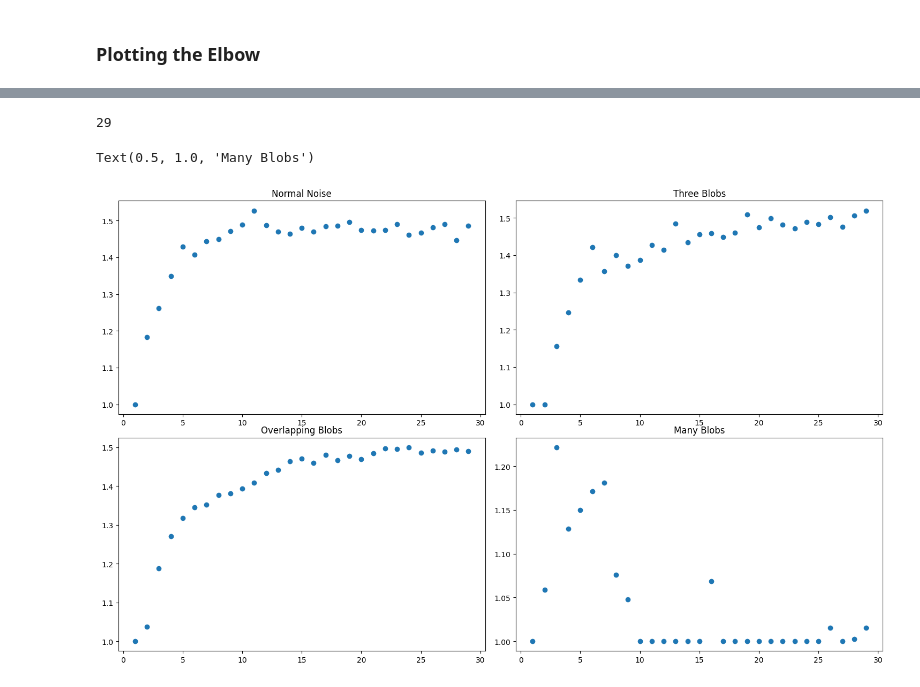
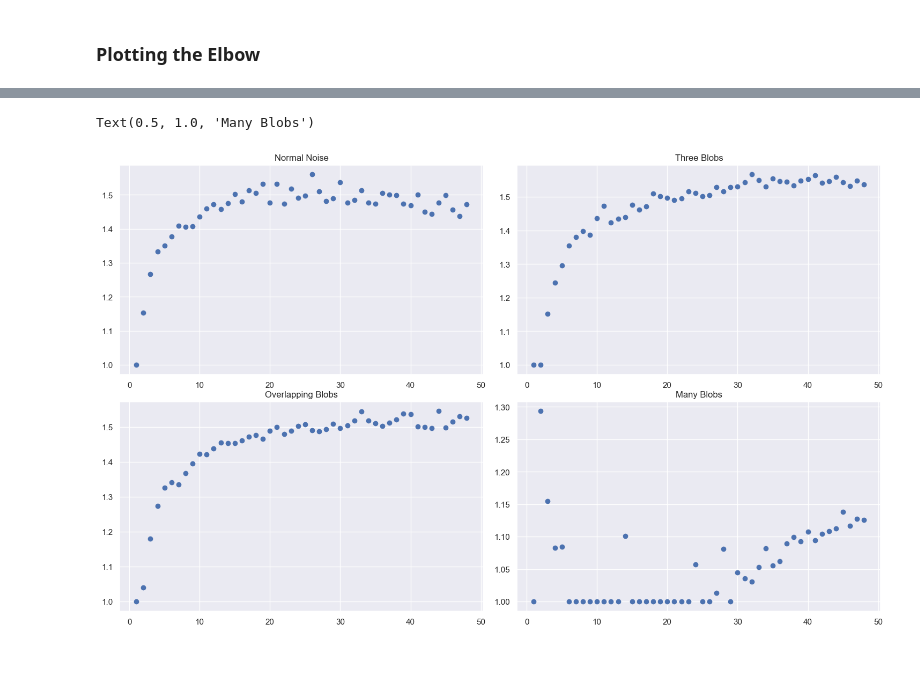
Before and after one commit to TNanukem/paper_implementations, a Jupyter notebook: Stop using the elbow criterion for k-means and how to choose the number of clusters instead.ipynb, the cells around one changed output, grey strips where cells are left out. Saved outputs shown, nothing was run; the diff lists cells and outputs as text; code cells hidden in the pictures; blank space fills up the shorter version.

```diff
--- a/Stop using the elbow criterion for k-means and how to choose the number of clusters instead.ipynb
+++ b/Stop using the elbow criterion for k-means and how to choose the number of clusters instead.ipynb
@@ -3,6 +3,7 @@
 # %%
 import numpy as np
 import pandas as pd
+import seaborn as sns
 import matplotlib.pyplot as plt
 import warnings
 
@@ -11,6 +12,7 @@ from sklearn.cluster import KMeans
 from kneed import KneeLocator
 
 warnings.filterwarnings('ignore')
+sns.set()
 # %% [markdown]
 ### Plano
 
@@ -81,32 +91,32 @@ lists = []
 knees = []
 for i, df in enumerate(dfs):
     inertias = []
-    for k in tqdm(range(1,31)):
+    for k in tqdm(range(1,50)):
         model = KMeans(n_clusters=k, n_init='auto')
         model.fit(df.drop(columns=['target']))
 
         inertias.append(model.inertia_)
     lists.append(inertias)
 
-    kn = KneeLocator([i for i in range(1,31)], inertias, curve='convex', direction='decreasing')
+    kn = KneeLocator([i for i in range(1,50)], inertias, curve='convex', direction='decreasing')
     knees.append(kn.knee)
 
 fig, axs = plt.subplots(2, 2, figsize=(15,9))
 fig.tight_layout()
 
-axs[0,0].scatter([i for i in range(1,31)], lists[0])
+axs[0,0].scatter([i for i in range(1,50)], lists[0])
 axs[0,0].set_title('Normal Noise')
 axs[0,0].vlines(knees[0], min(lists[0]), max(lists[0]), linestyles='dashed')
 
-axs[0,1].scatter([i for i in range(1,31)], lists[1])
+axs[0,1].scatter([i for i in range(1,50)], lists[1])
 axs[0,1].set_title('Three Blobs')
 axs[0,1].vlines(knees[1], min(lists[1]), max(lists[1]), linestyles='dashed')
 
-axs[1,0].scatter([i for i in range(1,31)], lists[2])
+axs[1,0].scatter([i for i in range(1,50)], lists[2])
 axs[1,0].set_title('Overlapping Blobs')
 axs[1,0].vlines(knees[2], min(lists[2]), max(lists[2]), linestyles='dashed')
 
-axs[1,1].scatter([i for i in range(1,31)], lists[3])
+axs[1,1].scatter([i for i in range(1,50)], lists[3])
 axs[1,1].set_title('Many Blobs')
 axs[1,1].vlines(knees[3], min(lists[3]), max(lists[3]), linestyles='dashed')
 # %% [output]
@@ -124,27 +134,23 @@ for inertias in lists:
         h.append(np.sqrt(inertias[k] / SSE_k))
 
     H.append(h)
-# %%
-len(H[0])
-# %% [output]
-29
 # %%
 fig, axs = plt.subplots(2, 2, figsize=(15,9))
 fig.tight_layout()
 
-axs[0,0].scatter([i for i in range(1,30)], H[0])
+axs[0,0].scatter([i for i in range(1,49)], H[0])
 axs[0,0].set_title('Normal Noise')
 
-axs[0,1].scatter([i for i in range(1,30)], H[1])
+axs[0,1].scatter([i for i in range(1,49)], H[1])
 axs[0,1].set_title('Three Blobs')
 
 
-axs[1,0].scatter([i for i in range(1,30)], H[2])
+axs[1,0].scatter([i for i in range(1,49)], H[2])
 axs[1,0].set_title('Overlapping Blobs')
 
 
-axs[1,1].scatter([i for i in range(1,30)], H[3])
+axs[1,1].scatter([i for i in range(1,49)], H[3])
 axs[1,1].set_title('Many Blobs')
 # %% [output]
 Text(0.5, 1.0, 'Many Blobs')
-[figure, old version]
+[figure, new version]
```
Also changed, not shown: parts of 2 cells of this notebook.
